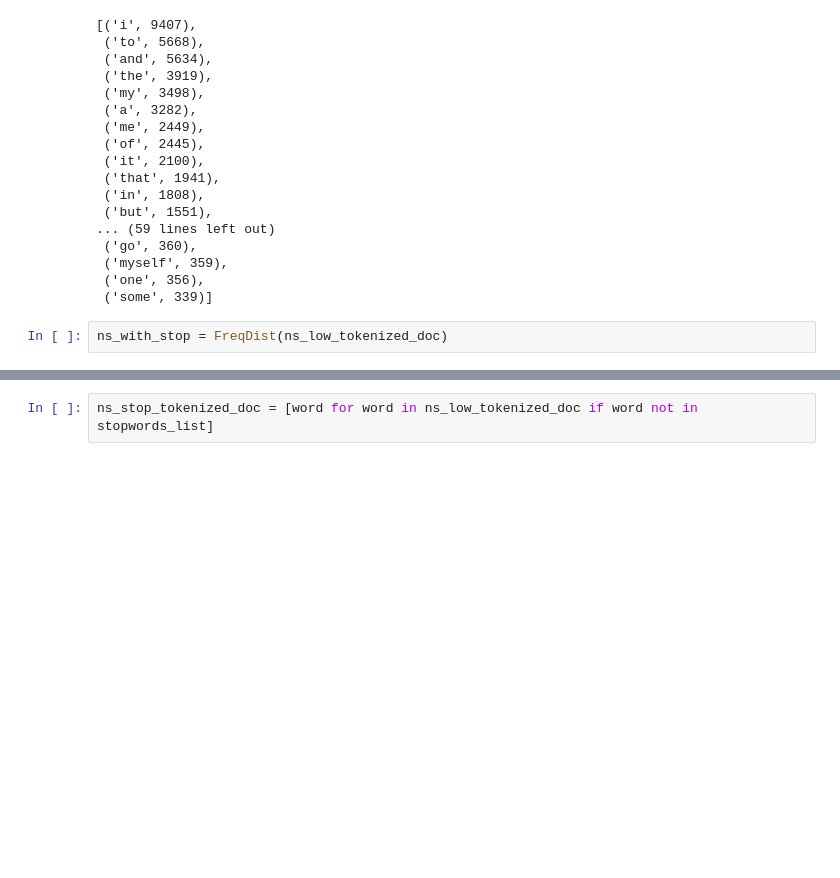
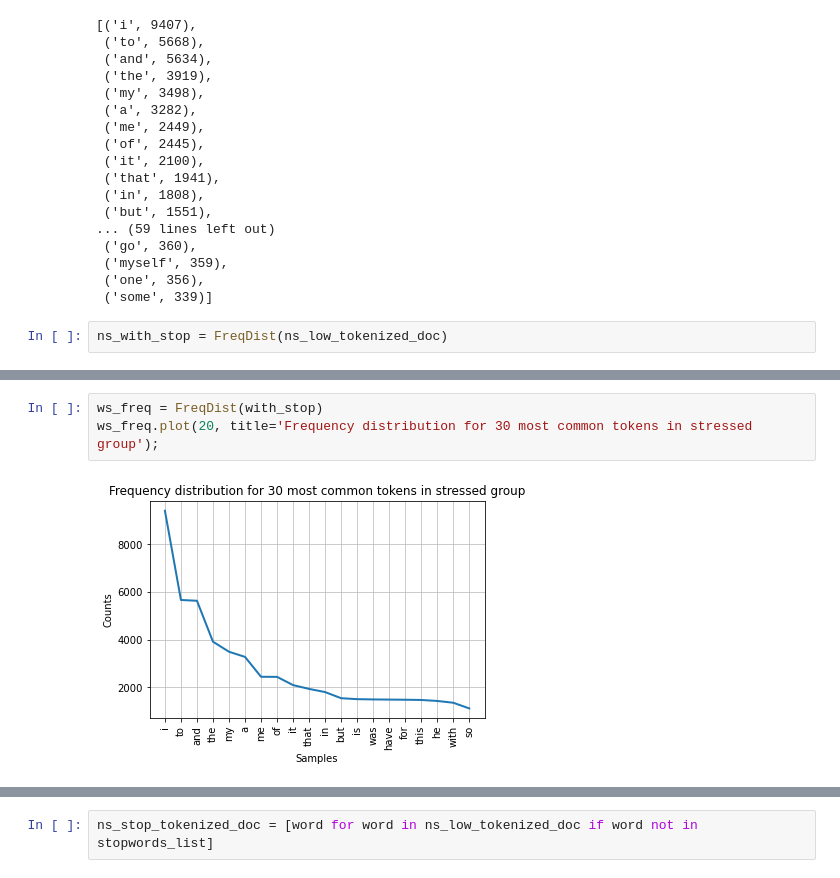
Before and after one commit to MonicaLauren/Anxiety-Classifier-on-Reddit, a Jupyter notebook: EDA.ipynb, the cells around one changed output, grey strips where cells are left out. Saved outputs shown, nothing was run; the diff lists cells and outputs as text; blank space fills up the shorter version.

```diff
--- a/EDA.ipynb
+++ b/EDA.ipynb
@@ -526,0 +582,5 @@ ns_with_stop.most_common(75)
+# %%
+ws_freq = FreqDist(with_stop)
+ws_freq.plot(20, title='Frequency distribution for 30 most common tokens in stressed group');
+# %% [output]
+[figure, added]
```
Also changed, not shown: parts of 23 cells of this notebook, 3 other files.
